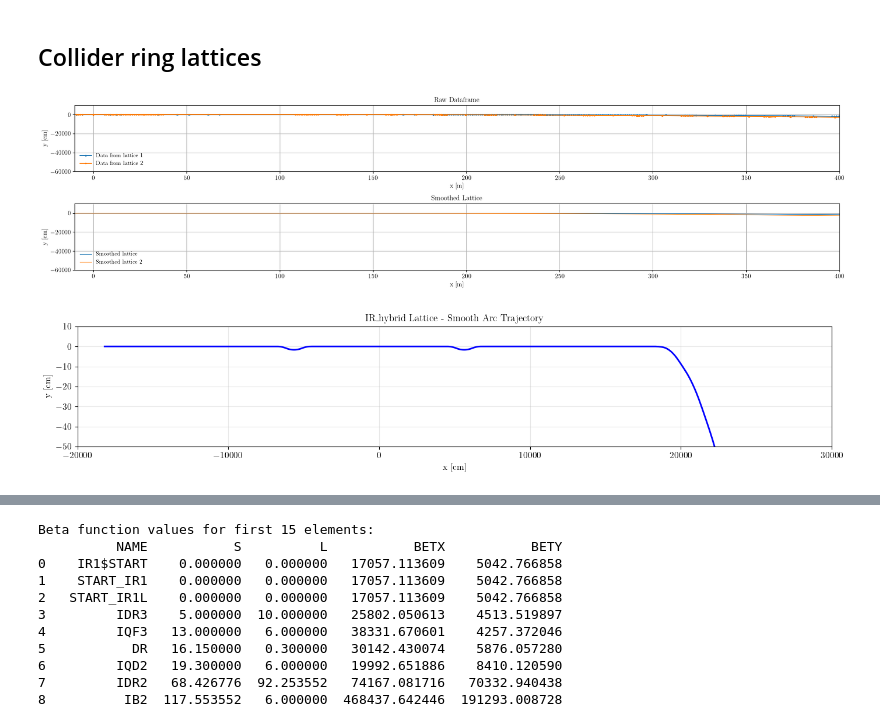
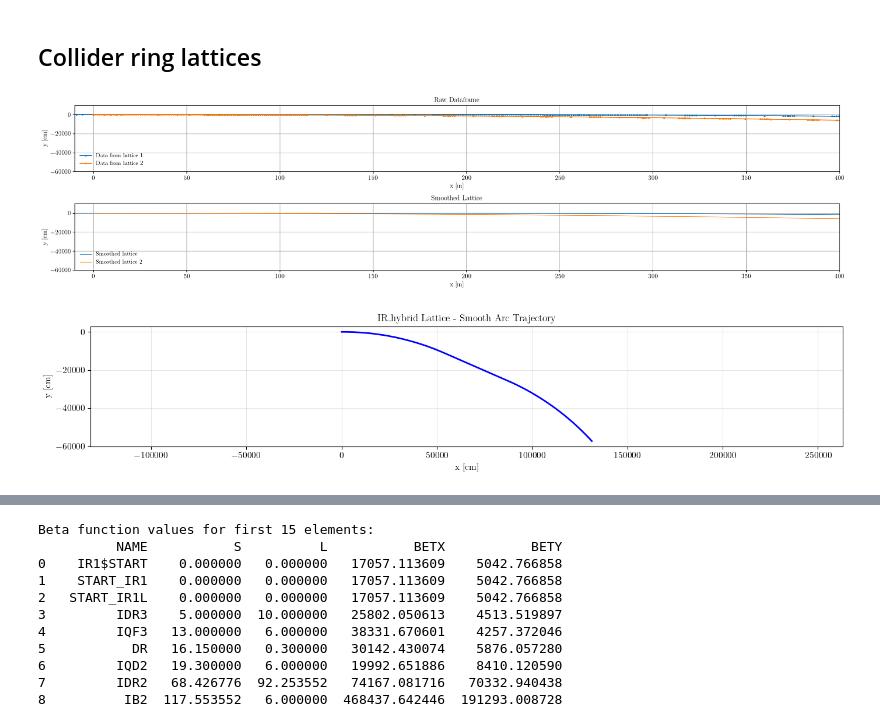
Before and after one commit to jchoi55/MINT, a Jupyter notebook: MH_create_beam_optics_files.ipynb, the cells around one changed output, grey strips where cells are left out. Saved outputs shown, nothing was run; the diff lists cells and outputs as text; code cells hidden in the pictures.

```diff
--- a/MH_create_beam_optics_files.ipynb
+++ b/MH_create_beam_optics_files.ipynb
@@ -17,22 +14,22 @@ from mineut import lattice_tools as lt
 # %%
 emittance_RMS = 0.5e-9 # meters
 
-twiss_file_path_3tev = 'beam-optics/mc3tev_v1.2.tfs'
-df_3tev  = lt.get_lattice_dataframe_from_tfs(twiss_file_path_3tev)
-lattice_dict_3tev  = lt.create_smoothed_lattice(df_3tev, n_elements=50_000, emittance_RMS=emittance_RMS)
+# twiss_file_path_3tev = 'beam-optics/mc3tev_v1.2.tfs'
+# df_3tev  = lt.get_lattice_dataframe_from_tfs(twiss_file_path_3tev)
+# lattice_dict_3tev  = lt.create_smoothed_lattice(df_3tev, n_elements=50_000, emittance_RMS=emittance_RMS)
 
-twiss_file_path_10tev = 'beam-optics/ring_v06.tfs'
-df_10tev = lt.get_lattice_dataframe_from_tfs(twiss_file_path_10tev)
-lattice_dict_10tev = lt.create_smoothed_lattice(df_10tev, n_elements=50_000, emittance_RMS=emittance_RMS)
+# twiss_file_path_10tev = 'beam-optics/ring_v06.tfs'
+# df_10tev = lt.get_lattice_dataframe_from_tfs(twiss_file_path_10tev)
+# lattice_dict_10tev = lt.create_smoothed_lattice(df_10tev, n_elements=50_000, emittance_RMS=emittance_RMS)
 
 twiss_file_path_IR_v09_straight = 'beam-optics/twiss_IR_v09.outx'
 df_IR_v09_straight = lt.get_lattice_dataframe_from_tfs(twiss_file_path_IR_v09_straight)
 # Shift x to center at the collision point
 df_IR_v09_straight['x'] = df_IR_v09_straight['x'] - np.max(df_IR_v09_straight['x'])/2
-lattice_dict_IR_v09_straight = lt.create_smoothed_lattice(df_IR_v09_straight, n_elements=5_000, emittance_RMS=emittance_RMS)
+lattice_dict_IR_v09_straight = lt.create_smoothed_lattice(df_IR_v09_straight, n_elements=50_000, midpoint=True, emittance_RMS=emittance_RMS)
 
 twiss_file_path_IR_v09_curves = 'beam-optics/twiss_ir1ccma_hybrid_v06.outx'
 df_IR_v09_curves = lt.get_lattice_dataframe_from_tfs(twiss_file_path_IR_v09_curves)
-lattice_dict_IR_v09_curves = lt.create_smoothed_lattice(df_IR_v09_curves, n_elements=5_000, emittance_RMS=emittance_RMS)
+lattice_dict_IR_v09_curves = lt.create_smoothed_lattice(df_IR_v09_curves, n_elements=50_000, midpoint=True, emittance_RMS=emittance_RMS)
 # %%
 df_IR_hybrid = lt.concatenate_lattice_dfs(df_IR_v09_straight, df_IR_v09_curves)
@@ -40,7 +37,7 @@ lattice_dict_IR_hybrid = lt.create_smoothed_lattice(df_IR_hybrid, n_elements=5_0
 # %%
 df, lattice_dict = df_IR_hybrid, lattice_dict_IR_hybrid
 df_2, lattice_dict_2 = df_IR_v09_curves, lattice_dict_IR_v09_curves
-df_2, lattice_dict_2 = df_10tev, lattice_dict_10tev
+#df_2, lattice_dict_2 = df_10tev, lattice_dict_10tev
 # Comparing lattices
 fig, (ax1, ax2) = plt.subplots(2, 1, figsize=(20, 5))
 
@@ -68,18 +65,19 @@ for ax in (ax1, ax2):
 
 plt.tight_layout()
 # %% [output]
-[figure, old version]
+[figure, new version]
 # %%
 fig, ax = plt.subplots(1, 1, figsize=(14, 3))
 u_full = np.linspace(0, 1, 2000)
-ax.plot(lattice_dict_IR_hybrid['x'](u_full), lattice_dict_IR_hybrid['y'](u_full), 'b-', linewidth=2)
+ax.plot(lattice_dict_IR_v09_curves['x'](u_full), lattice_dict_IR_v09_curves['y'](u_full), 'b-', linewidth=2)
 ax.set_xlabel('x [cm]')
 ax.set_ylabel('y [cm]')
-ax.set_ylim(-0.5e2, 1e1)
-ax.set_xlim(-2e4, 3e4)
+# ax.set_ylim(-1e2, 1e2)
+# ax.set_xlim(5e4, 8e4)
 ax.set_title('IR_hybrid Lattice - Smooth Arc Trajectory')
 ax.grid(True, alpha=0.3)
+ax.axis('equal')
 plt.tight_layout()
 # %% [output]
-[figure, old version]
+[figure, new version]
 # %%
```
Also changed, not shown: parts of 4 cells of this notebook, 4 other files.
